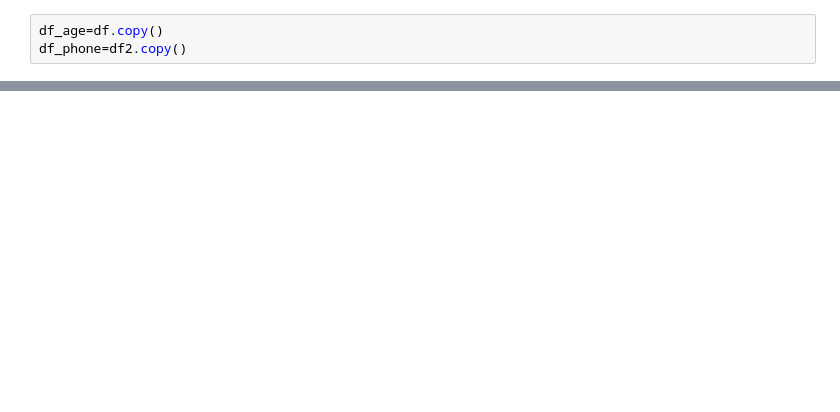
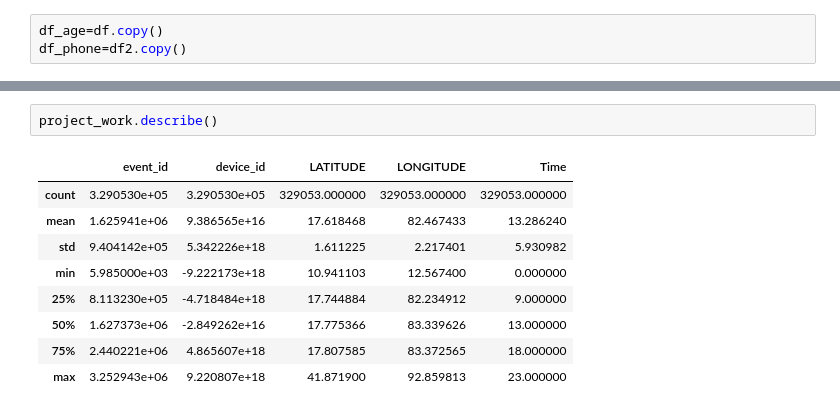
Before and after one commit to pathakchiranjit/Capstone_CDF_April21, a Jupyter notebook: CDF_projects_1004.ipynb, the cells around one changed output, grey strips where cells are left out. Drawn from its saved outputs; the diff is of its cells as text; blank space fills up the shorter version.

```diff
--- a/CDF_projects_1004.ipynb
+++ b/CDF_projects_1004.ipynb
@@ -3686,0 +3739,12 @@ missing_data(df_age)
+# %%
+project_work.describe()
+# %% [output]
+|  | event_id | device_id | LATITUDE | LONGITUDE | Time |
+| count | 3.290530e+05 | 3.290530e+05 | 329053.000000 | 329053.000000 | 329053.000000 |
+| mean | 1.625941e+06 | 9.386565e+16 | 17.618468 | 82.467433 | 13.286240 |
+| std | 9.404142e+05 | 5.342226e+18 | 1.611225 | 2.217401 | 5.930982 |
+| min | 5.985000e+03 | -9.222173e+18 | 10.941103 | 12.567400 | 0.000000 |
+| 25% | 8.113230e+05 | -4.718484e+18 | 17.744884 | 82.234912 | 9.000000 |
+| 50% | 1.627373e+06 | -2.849262e+16 | 17.775366 | 83.339626 | 13.000000 |
+| 75% | 2.440221e+06 | 4.865607e+18 | 17.807585 | 83.372565 | 18.000000 |
+| max | 3.252943e+06 | 9.220807e+18 | 41.871900 | 92.859813 | 23.000000 |
```
Also changed, not shown: parts of 15 cells of this notebook.
